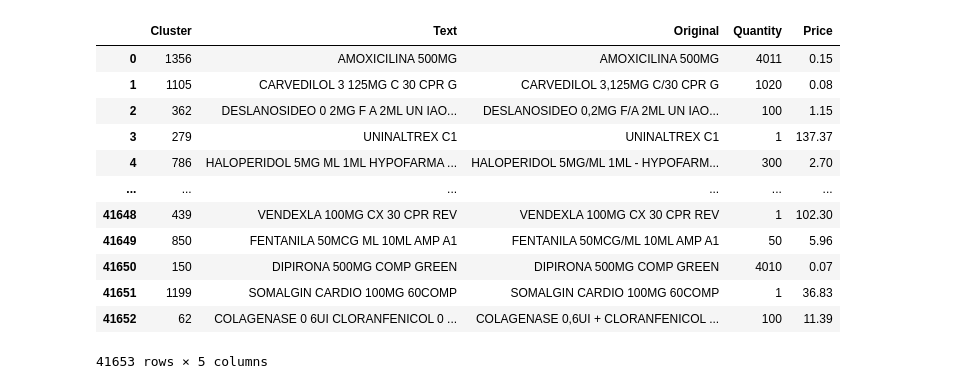
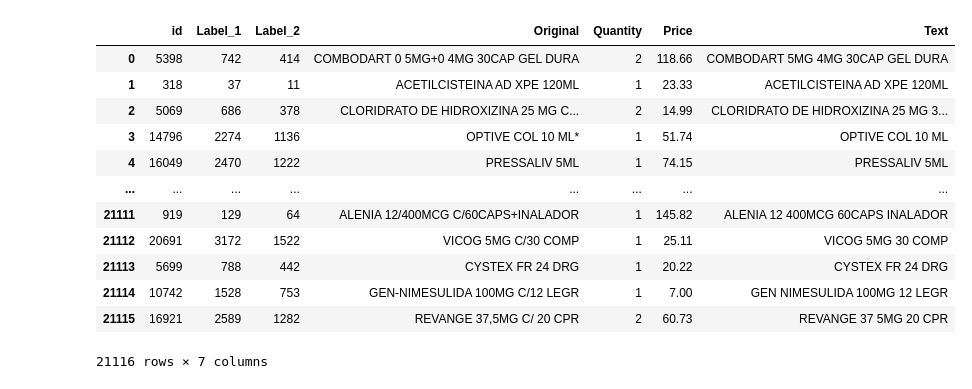
Before and after one commit to johpetsc/ELINAC, a Jupyter notebook: notebooks/autoencoder.ipynb, the cells around one changed output. Drawn from its saved outputs; the diff is of its cells as text; code cells hidden in the pictures.

```diff
--- a/notebooks/autoencoder.ipynb
+++ b/notebooks/autoencoder.ipynb
@@ -10,21 +11,20 @@ data = pd.read_excel('../dataset/minioutput.xlsx')
 data = data.sample(frac = 1, random_state=7).reset_index(drop=True)
-# %%
-data.drop('Unnamed: 0', axis=1, inplace=True)
-final = data.copy()
-final
-# %% [output]
-|  | Cluster | Text | Original | Quantity | Price |
-| 0 | 1356 | AMOXICILINA 500MG | AMOXICILINA 500MG | 4011 | 0.15 |
-| 1 | 1105 | CARVEDILOL 3 125MG C 30 CPR G | CARVEDILOL 3,125MG C/30 CPR G | 1020 | 0.08 |
-| 2 | 362 | DESLANOSIDEO 0 2MG F A 2ML UN IAO... | DESLANOSIDEO 0,2MG F/A 2ML UN IAO... | 100 | 1.15 |
-| 3 | 279 | UNINALTREX C1 | UNINALTREX C1 | 1 | 137.37 |
-| 4 | 786 | HALOPERIDOL 5MG ML 1ML HYPOFARMA ... | HALOPERIDOL 5MG/ML 1ML - HYPOFARM... | 300 | 2.70 |
-| ... | ... | ... | ... | ... | ... |
-| 41648 | 439 | VENDEXLA 100MG CX 30 CPR REV | VENDEXLA 100MG CX 30 CPR REV | 1 | 102.30 |
-| 41649 | 850 | FENTANILA 50MCG ML 10ML AMP A1 | FENTANILA 50MCG/ML 10ML AMP A1 | 50 | 5.96 |
-| 41650 | 150 | DIPIRONA 500MG COMP GREEN | DIPIRONA 500MG COMP GREEN | 4010 | 0.07 |
-| 41651 | 1199 | SOMALGIN CARDIO 100MG 60COMP | SOMALGIN CARDIO 100MG 60COMP | 1 | 36.83 |
-| 41652 | 62 | COLAGENASE 0 6UI CLORANFENICOL 0 ... | COLAGENASE 0,6UI + CLORANFENICOL ... | 100 | 11.39 |
-41653 rows × 5 columns
+# %%
+aux_df = data.copy()
+aux_df
+# %% [output]
+|  | id | Label_1 | Label_2 | Original | Quantity | Price | Text |
+| 0 | 5398 | 742 | 414 | COMBODART 0 5MG+0 4MG 30CAP GEL DURA | 2 | 118.66 | COMBODART 5MG 4MG 30CAP GEL DURA |
+| 1 | 318 | 37 | 11 | ACETILCISTEINA AD XPE 120ML | 1 | 23.33 | ACETILCISTEINA AD XPE 120ML |
+| 2 | 5069 | 686 | 378 | CLORIDRATO DE HIDROXIZINA 25 MG C... | 2 | 14.99 | CLORIDRATO DE HIDROXIZINA 25 MG 3... |
+| 3 | 14796 | 2274 | 1136 | OPTIVE COL 10 ML* | 1 | 51.74 | OPTIVE COL 10 ML |
+| 4 | 16049 | 2470 | 1222 | PRESSALIV 5ML | 1 | 74.15 | PRESSALIV 5ML |
+| ... | ... | ... | ... | ... | ... | ... | ... |
+| 21111 | 919 | 129 | 64 | ALENIA 12/400MCG C/60CAPS+INALADOR | 1 | 145.82 | ALENIA 12 400MCG 60CAPS INALADOR |
+| 21112 | 20691 | 3172 | 1522 | VICOG 5MG C/30 COMP | 1 | 25.11 | VICOG 5MG 30 COMP |
+| 21113 | 5699 | 788 | 442 | CYSTEX FR 24 DRG | 1 | 20.22 | CYSTEX FR 24 DRG |
+| 21114 | 10742 | 1528 | 753 | GEN-NIMESULIDA 100MG C/12 LEGR | 1 | 7.00 | GEN NIMESULIDA 100MG 12 LEGR |
+| 21115 | 16921 | 2589 | 1282 | REVANGE 37,5MG C/ 20 CPR | 2 | 60.73 | REVANGE 37 5MG 20 CPR |
+21116 rows × 7 columns
 # %%
 # data.drop('Text', axis=1, inplace=True)
```
Also changed, not shown: parts of 21 cells of this notebook, 6 other files.
